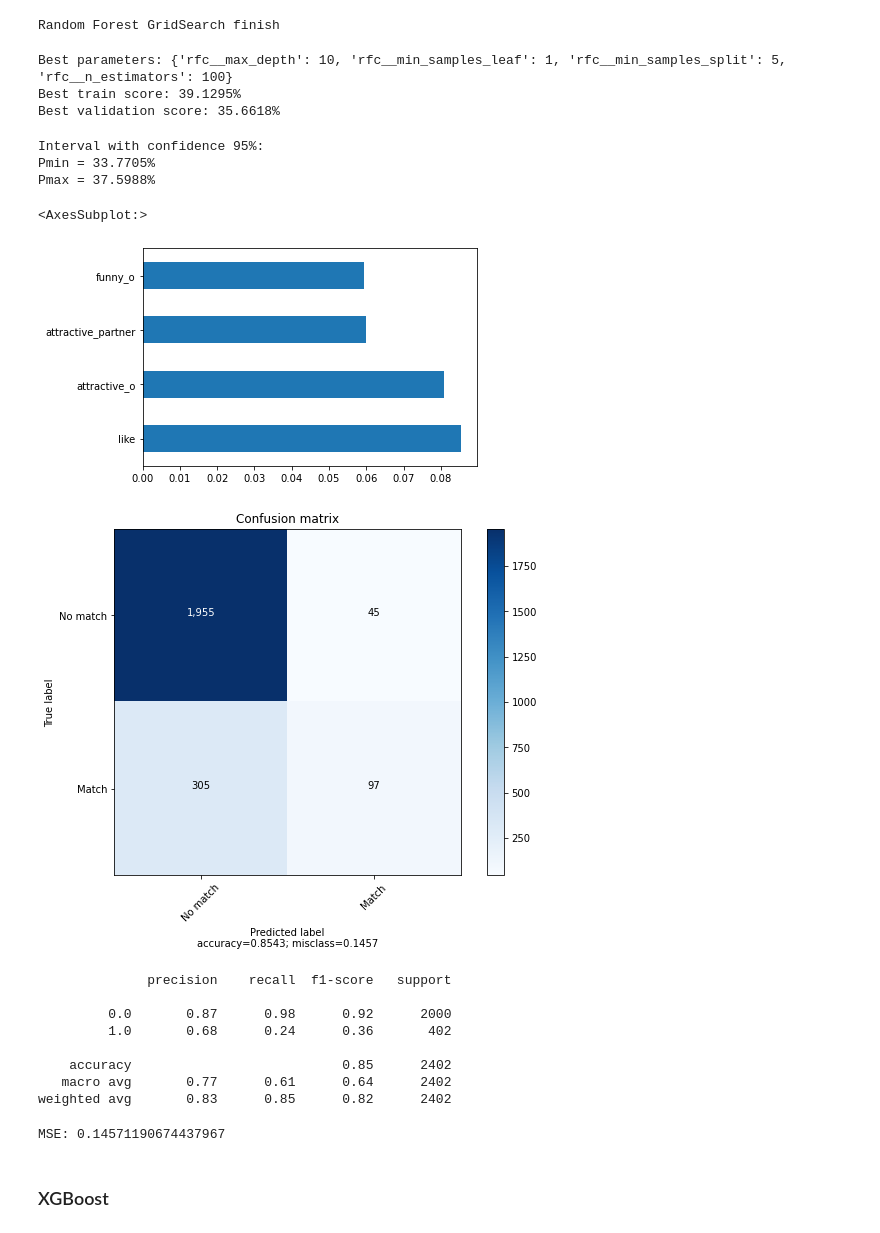
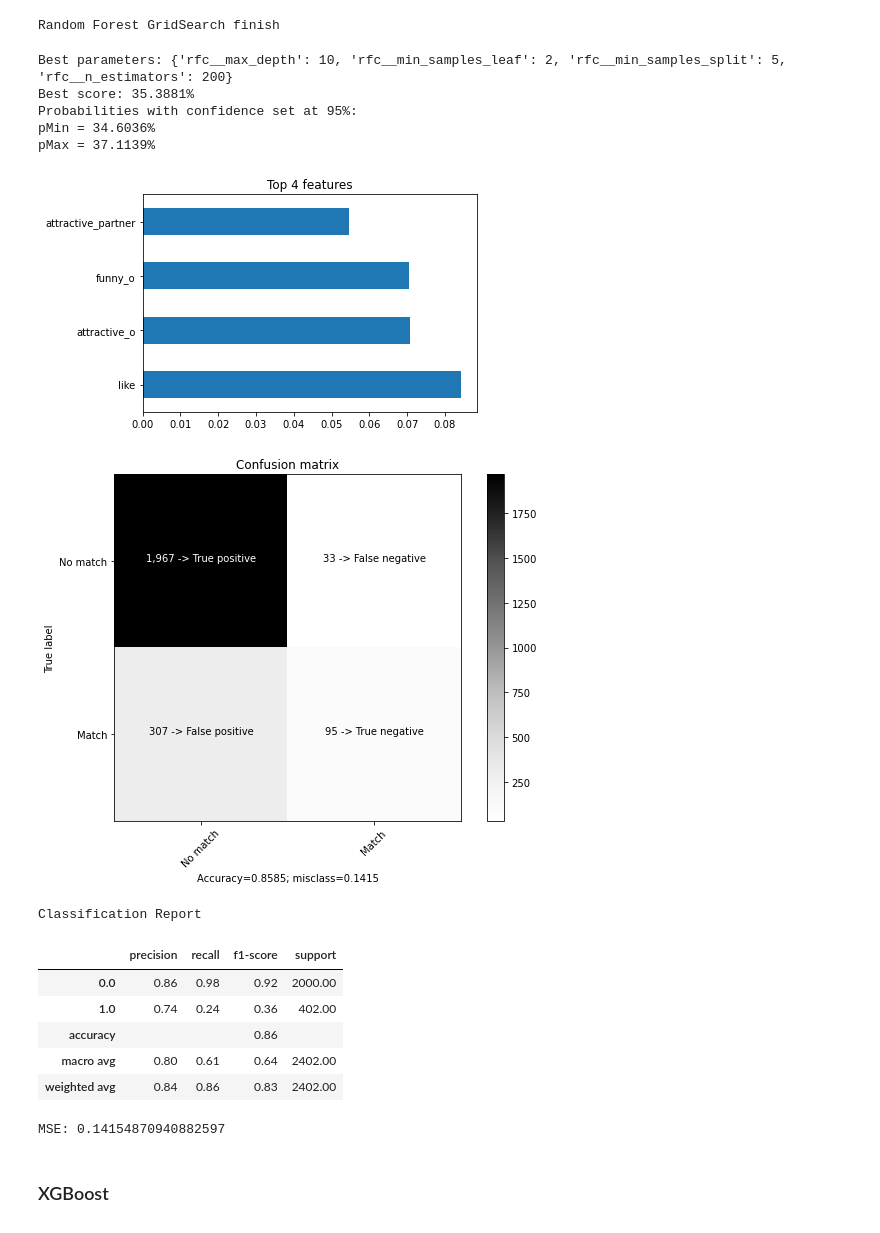
Before and after one commit to HiiiiD/data-intensive-project, a Jupyter notebook: all_features_no_categorical.ipynb, the cells around one changed output. Cells and saved outputs as stored; diff of their text form; code cells hidden in the pictures.

```diff
--- a/all_features_no_categorical.ipynb
+++ b/all_features_no_categorical.ipynb
@@ -541,7 +561,7 @@ from sklearn.metrics import classification_report
 
 rfc = Pipeline([
     ('std', StandardScaler()),
-    ('rfc', RandomForestClassifier(n_jobs=-1, random_state=3))
+    ('rfc', RandomForestClassifier(n_jobs=-1, random_state=42))
 ])
 
 parameters = {
@@ -552,61 +572,30 @@ parameters = {
 }
 
 
-rfc_gs = GridSearchCV(rfc, parameters, cv=5, n_jobs=-1, return_train_score=True, scoring='f1')
-rfc_gs.fit(X_train, y_train)
+rfc_cv = GridSearchCV(rfc, parameters, cv=5, n_jobs=-1, return_train_score=True, scoring='f1')
+rfc_cv.fit(X_train, y_train)
 
 print('Random Forest GridSearch finish')
 # %% [output]
 Random Forest GridSearch finish
-# %%
-print('Best parameters:',rfc_gs.best_params_)
-print('Best train score: {:.4f}%\nBest validation score: {:.4f}%'.format(round(rfc_gs.best_score_ * 100, 4), round(rfc_gs.score(X_val, y_val)*100, 4)))
-# %% [output]
-Best parameters: {'rfc__max_depth': 10, 'rfc__min_samples_leaf': 1, 'rfc__min_samples_split': 5, 'rfc__n_estimators': 100}
-Best train score: 39.1295%
-Best validation score: 35.6618%
-# %%
-confidence = 95
-lower, upper = confidence_interval(len(X_val), rfc_gs.score(X_val, y_val), confidence)
-
-print('Interval with confidence {}%: \nPmin = {:.4f}%\nPmax = {:.4f}%'.format(confidence, lower*100, upper*100))
-# %% [output]
-Interval with confidence 95%:
-Pmin = 33.7705%
-Pmax = 37.5988%
-# %%
-rfc_imp = pd.Series(rfc_gs.best_estimator_[1].feature_importances_, index=X_train.columns)
-rfc_imp.nlargest(4).plot(kind='barh')
-# %% [output]
-<AxesSubplot:>
-[figure, removed]
-# %%
-y_pred = rfc_gs.predict(X_val)
-cm = confusion_matrix(y_val, y_pred)
-
-plot_confusion_matrix(cm, target_names=['No match', 'Match'], normalize=False)
-# %% [output]
-[figure, removed]
-# %%
-pred = rfc_gs.predict(X_val)
-
-print(classification_report(y_val, pred))
-# %% [output]
-              precision    recall  f1-score   support
-
-         0.0       0.87      0.98      0.92      2000
-         1.0       0.68      0.24      0.36       402
-
-    accuracy                           0.85      2402
-   macro avg       0.77      0.61      0.64      2402
-weighted avg       0.83      0.85      0.82      2402
-# %%
-from sklearn.metrics import mean_squared_error
-
-rfc_mse = mean_squared_error(y_val, rfc_gs.predict(X_val))
-print('MSE: {}'.format(rfc_mse))
-# %% [output]
-MSE: 0.14571190674437967
+# %%
+rfc_model, rfc_mse, rfc_prediction, rfc_cr = generate_reports(rfc_cv, lambda cv: cv.best_estimator_[1].feature_importances_)
+# %% [output]
+Best parameters: {'rfc__max_depth': 10, 'rfc__min_samples_leaf': 2, 'rfc__min_samples_split': 5, 'rfc__n_estimators': 200}
+Best score: 35.3881%
+Probabilities with confidence set at 95%:
+pMin = 34.6036%
+pMax = 37.1139%
+[figure, added]
+[figure, added]
+Classification Report
+|  | precision | recall | f1-score | support |
+| 0.0 | 0.86 | 0.98 | 0.92 | 2000.00 |
+| 1.0 | 0.74 | 0.24 | 0.36 | 402.00 |
+| accuracy |  |  | 0.86 |  |
+| macro avg | 0.80 | 0.61 | 0.64 | 2402.00 |
+| weighted avg | 0.84 | 0.86 | 0.83 | 2402.00 |
+MSE: 0.14154870940882597
 # %% [markdown]
 ### XGBoost
 # %%
```
Also changed, not shown: parts of 39 cells of this notebook.
